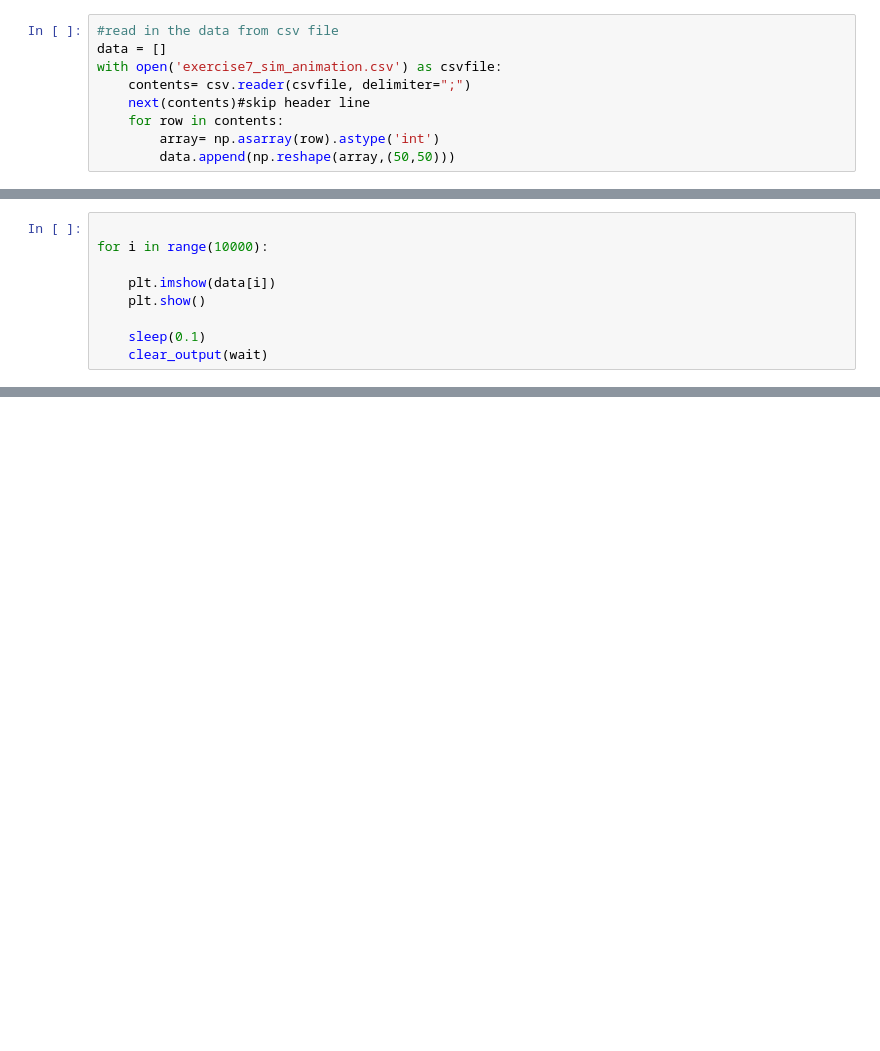
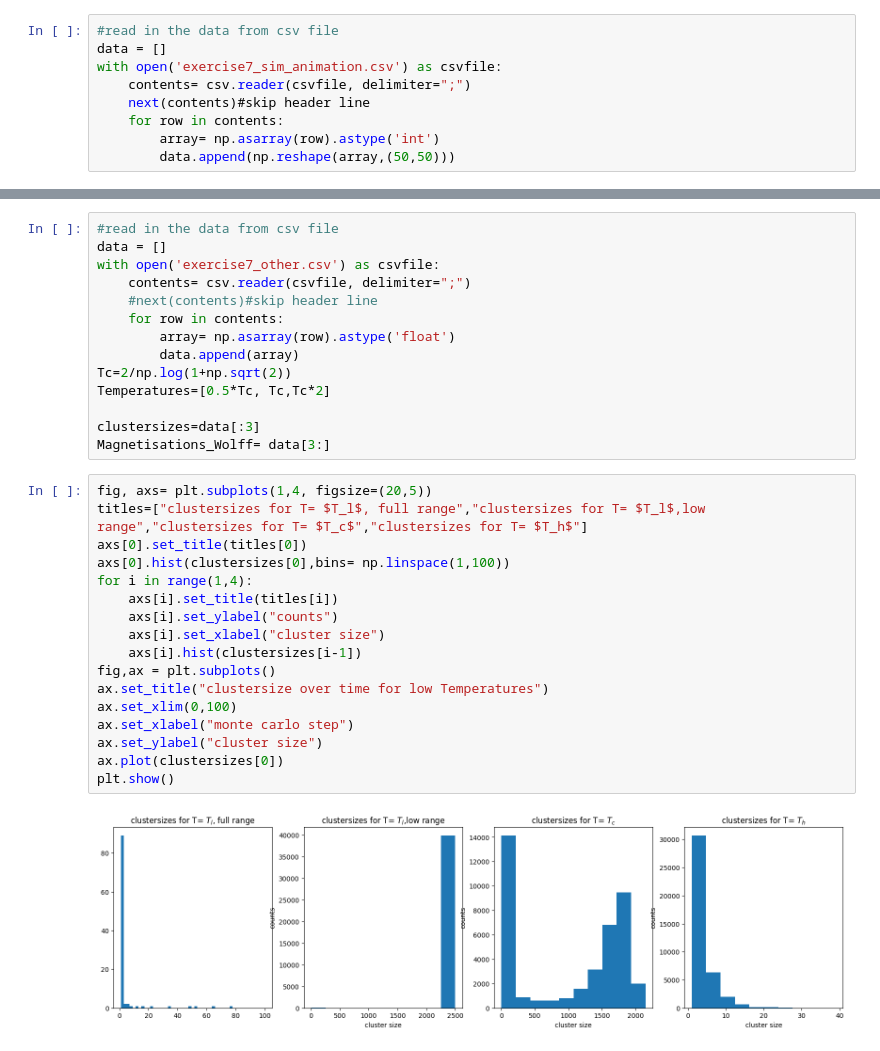
Before and after one commit to selina355/simulation-methods, a Jupyter notebook: WolffAlgorothm/Exercise7_Wolff.ipynb, the cells around one changed output, grey strips where cells are left out. Cells and saved outputs as stored; diff of their text form; blank space fills up the shorter version.

Commit message:
clustersizeand start of corrtime

```diff
--- a/WolffAlgorothm/Exercise7_Wolff.ipynb
+++ b/WolffAlgorothm/Exercise7_Wolff.ipynb
@@ -39,9 +38,0 @@ for i in range(10000):
-# %%
-
-for i in range(10000):
-
-    plt.imshow(data[i])
-    plt.show()
-
-    sleep(0.1)
-    clear_output(wait)
@@ -47,0 +47,33 @@ for i in range(10000):
+# %%
+#read in the data from csv file
+data = []
+with open('exercise7_other.csv') as csvfile:
+    contents= csv.reader(csvfile, delimiter=";")
+    #next(contents)#skip header line
+    for row in contents:
+        array= np.asarray(row).astype('float')
+        data.append(array)
+Tc=2/np.log(1+np.sqrt(2))
+Temperatures=[0.5*Tc, Tc,Tc*2]
+
+clustersizes=data[:3]
+Magnetisations_Wolff= data[3:]
+# %%
+fig, axs= plt.subplots(1,4, figsize=(20,5))
+titles=["clustersizes for T= $T_l$, full range","clustersizes for T= $T_l$,low range","clustersizes for T= $T_c$","clustersizes for T= $T_h$"]
+axs[0].set_title(titles[0])
+axs[0].hist(clustersizes[0],bins= np.linspace(1,100))
+for i in range(1,4):
+    axs[i].set_title(titles[i])
+    axs[i].set_ylabel("counts")
+    axs[i].set_xlabel("cluster size")
+    axs[i].hist(clustersizes[i-1])
+fig,ax = plt.subplots()
+ax.set_title("clustersize over time for low Temperatures")
+ax.set_xlim(0,100)
+ax.set_xlabel("monte carlo step")
+ax.set_ylabel("cluster size")
+ax.plot(clustersizes[0])
+plt.show()
+# %% [output]
+[figure, added]
```
Also changed, not shown: parts of 8 cells of this notebook, 6 other files.
